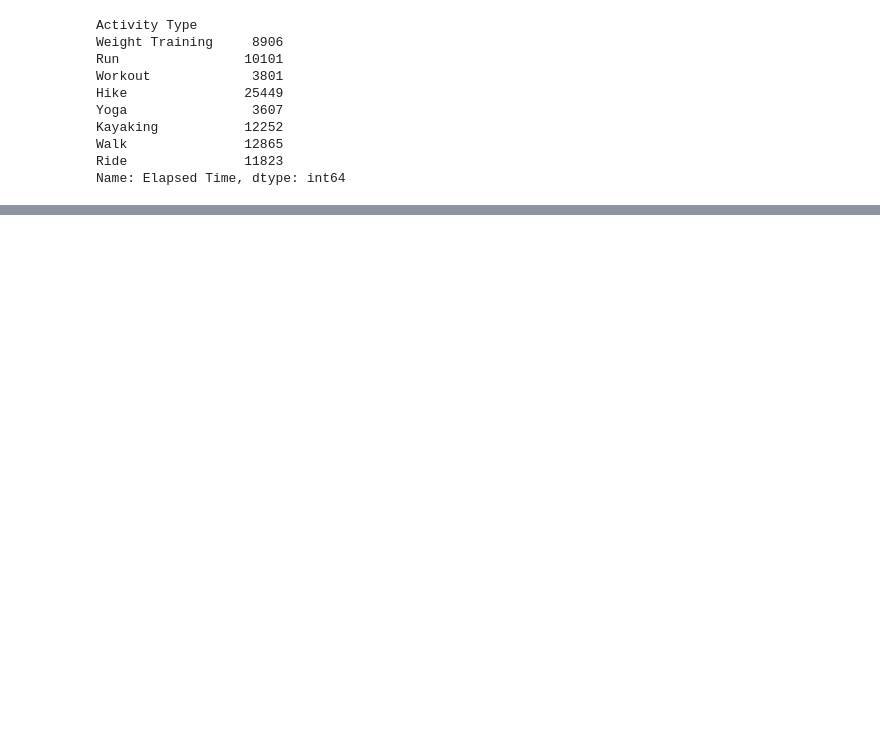
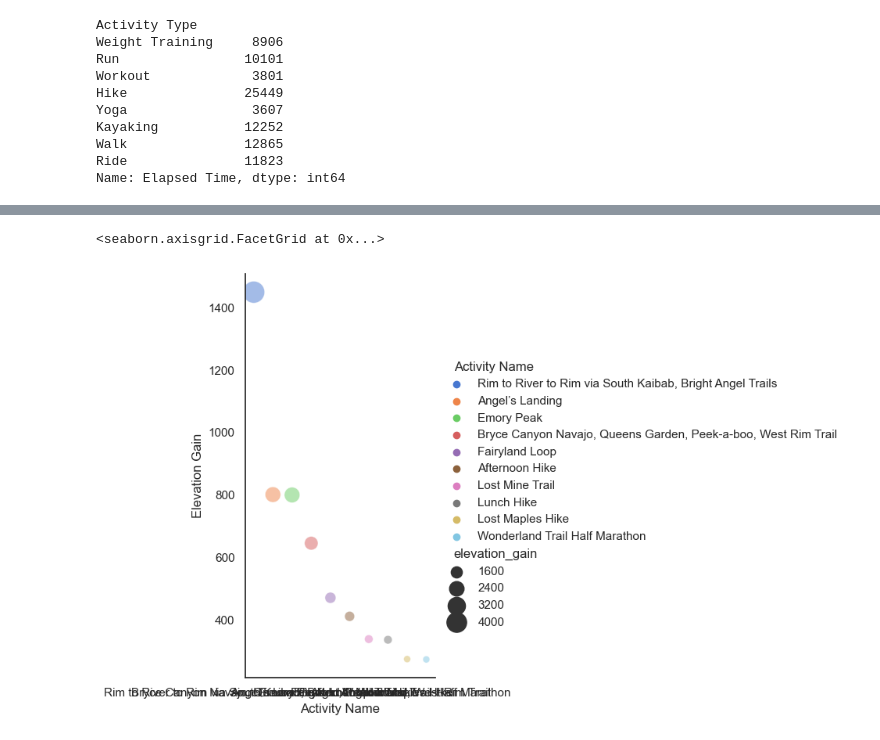
Before and after one commit to dazhaoniel/strava-recap-2022, a Jupyter notebook: strava2022.ipynb, the cells around one changed output, grey strips where cells are left out. Drawn from its saved outputs; the diff is of its cells as text; code cells hidden in the pictures; blank space fills up the shorter version.

Commit message:
update elevation calculations

```diff
--- a/strava2022.ipynb
+++ b/strava2022.ipynb
@@ -7,6 +7,7 @@ import seaborn as sns
 from humanfriendly import format_timespan
 
 pd.set_option('display.max_columns', None)
+sns.set_theme(style="white")
 # %%
 df = pd.read_csv('./export_11620080/activities.csv')
 # %%
@@ -163,3 +164,8 @@ df[idx]
 | 1301 | 8107727327 | Nov 12, 2022, 2:00:25 PM | Wonderland Trail Half Marathon | Run | NaN | 10101 | ... |
 | 1331 | 8203075188 | Dec 3, 2022, 3:01:33 PM | Jaguar Memorial Ride for Wounded ... | Ride | NaN | 11823 | ... |
 | 1343 | 8249132622 | Dec 14, 2022, 8:15:09 PM | Fitbod - Glutes, Quadriceps, Abs,... | Workout | 360.0 Calories, 10 Exercises, 15,... | 3801 | ... |
+# %%
+# elevation
+# raw elevation data is in meter, let's convert it to feet
+df = df.astype({'Elevation Gain':'float'})
+df['elevation_gain'] = df['Elevation Gain'] * 3.28084
@@ -165,0 +185,4 @@ df[idx]
+# %%
+# What about just elevations not based on activities types
+elevation = df.sort_values(by=['elevation_gain'], ascending=False).head(10)
+elevation
@@ -165,0 +201,7 @@ df[idx]
+# %%
+sns.relplot(x='Activity Name', y='Elevation Gain', hue='Activity Name', size='elevation_gain',
+            sizes=(40, 400), alpha=.5, palette="muted",
+            height=6, data=elevation)
+# %% [output]
+<seaborn.axisgrid.FacetGrid at 0x...>
+[figure, added]
```
Also changed, not shown: parts of 3 cells of this notebook.
